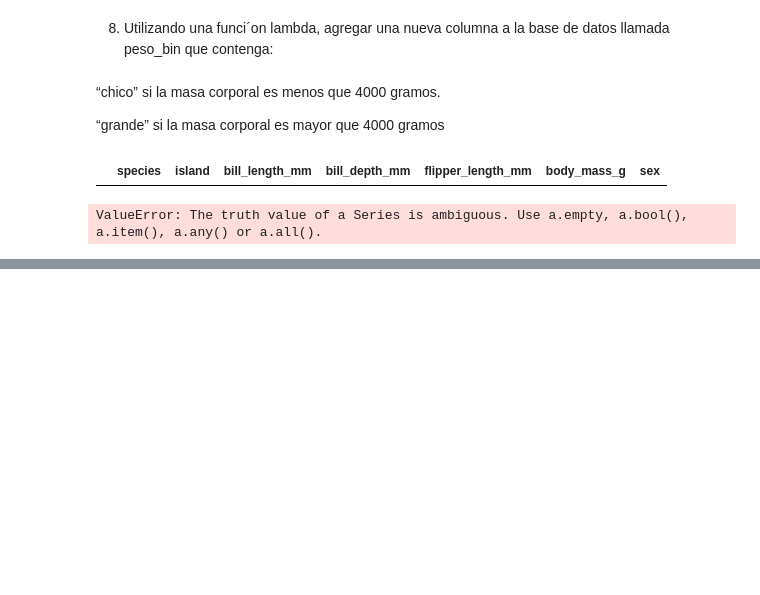
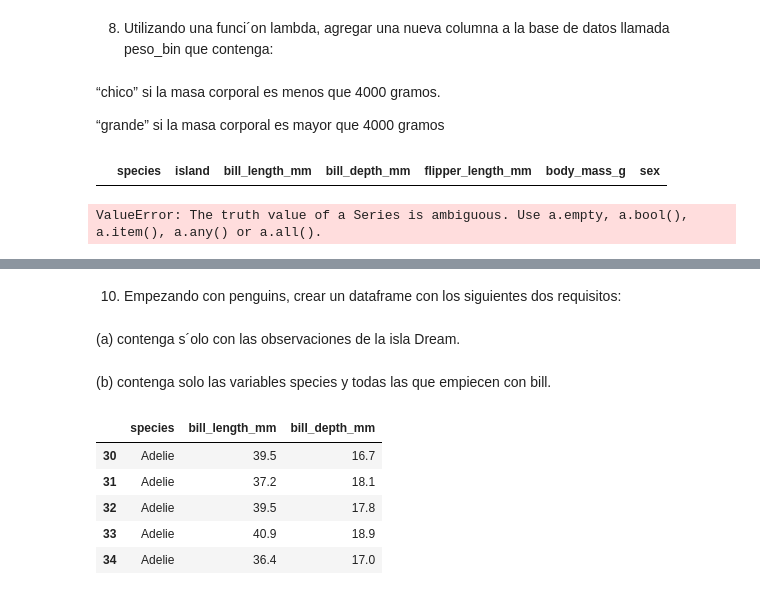
Before and after one commit to AnnBass23/LDD, a Jupyter notebook: P6 LDD/p6.ipynb, the cells around one changed output, grey strips where cells are left out. Cells and saved outputs as stored; diff of their text form; code cells hidden in the pictures; blank space fills up the shorter version.

```diff
--- a/P6 LDD/p6.ipynb
+++ b/P6 LDD/p6.ipynb
@@ -359,0 +394,23 @@ ValueError: The truth value of a Series is ambiguous. Use a.empty, a.bool(), a.i
+# %% [markdown]
+10. Empezando con penguins, crear un dataframe con los siguientes dos requisitos:
+# %% [markdown]
+(a) contenga s´olo con las observaciones de la isla Dream.
+# %% [markdown]
+ (b) contenga solo las variables species y todas las que empiecen con bill.
+# %%
+island = penguins.loc [:, 'island'] == 'Dream'
+penguinsNuevo = penguins.loc[island]
+penguins2 = penguinsNuevo.drop(
+    [col for col in penguinsNuevo.columns if
+     col.startswith('sex') or
+     col.startswith('body') or
+     col.startswith('island') or
+     col.startswith('flipper')], axis = 1)
+penguins2.head()
+# %% [output]
+|  | species | bill_length_mm | bill_depth_mm |
+| 30 | Adelie | 39.5 | 16.7 |
+| 31 | Adelie | 37.2 | 18.1 |
+| 32 | Adelie | 39.5 | 17.8 |
+| 33 | Adelie | 40.9 | 18.9 |
+| 34 | Adelie | 36.4 | 17.0 |
```
Also changed, not shown: parts of 7 cells of this notebook, 1 other file.
